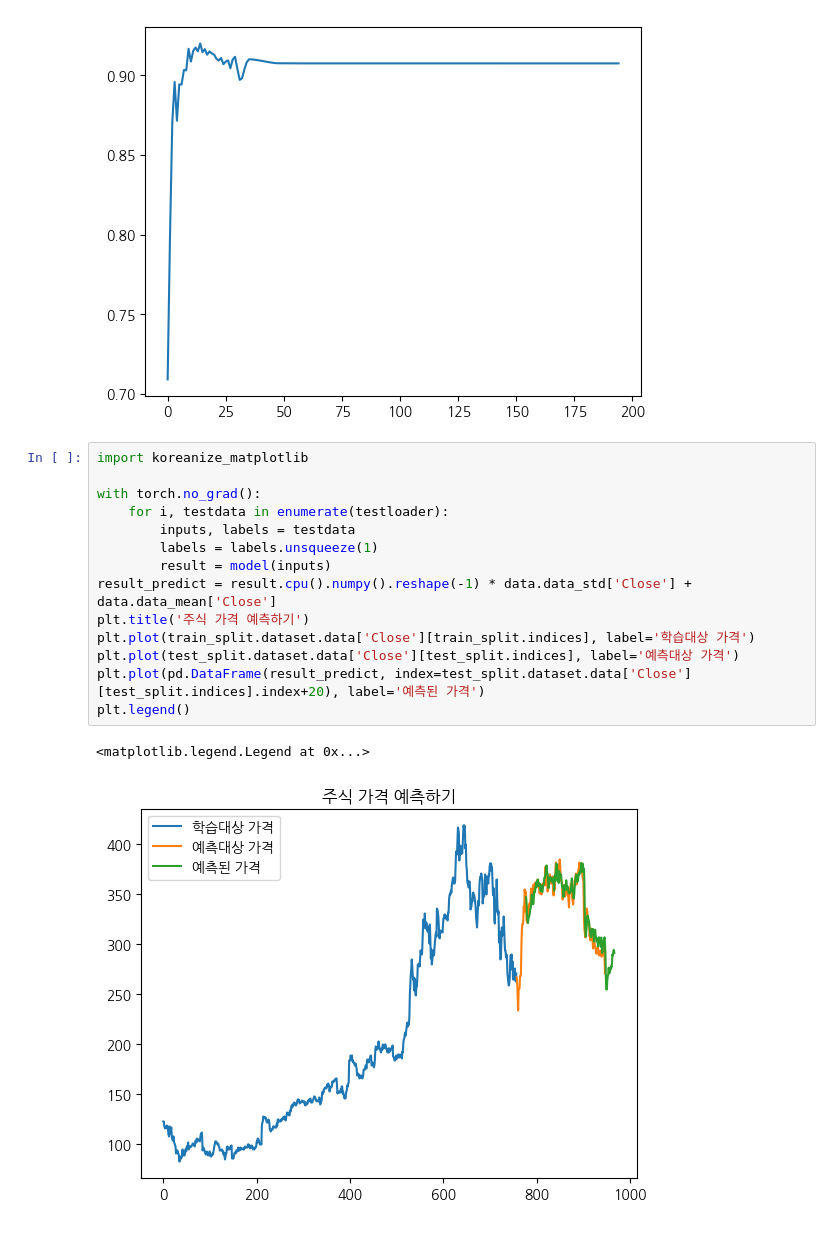
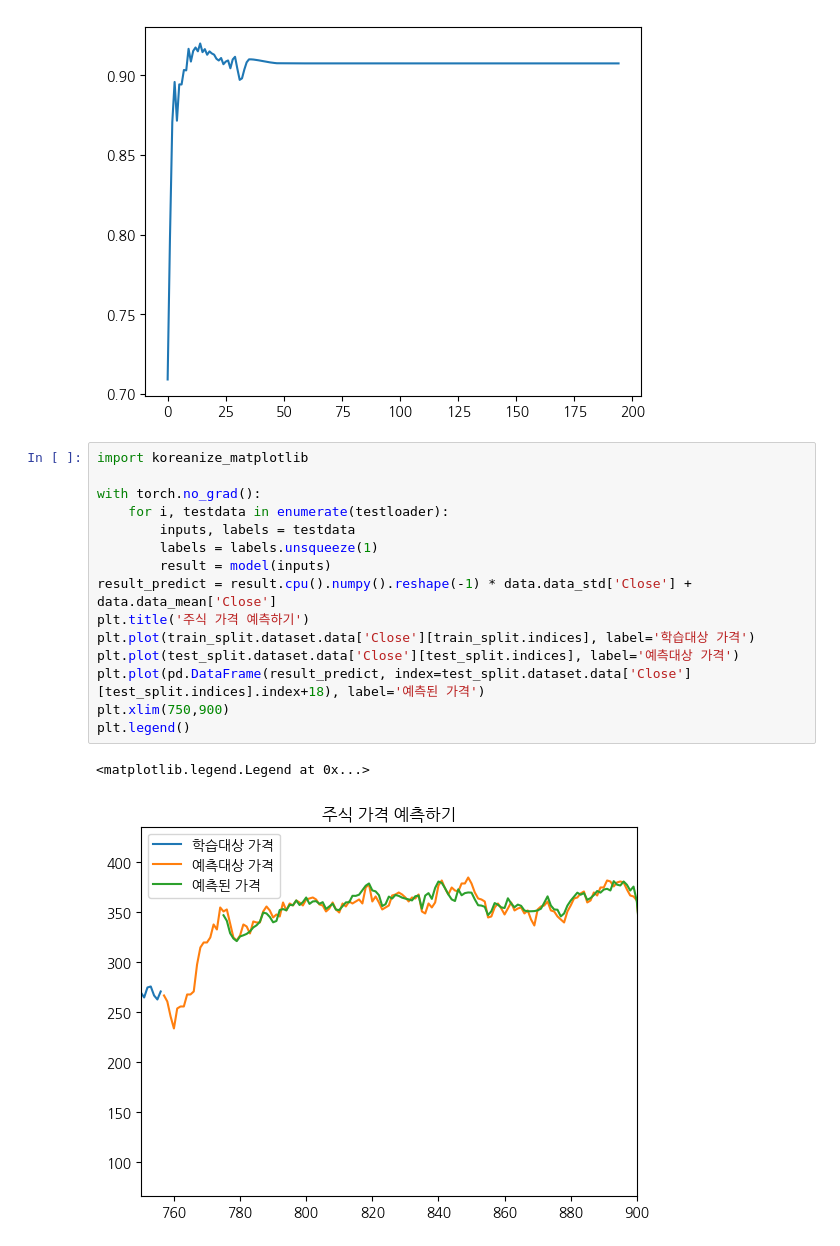
Before and after one commit to MokaSoda/KDT5_WEB_PRACTICE, a Jupyter notebook: DAY03_Model/stock_model.ipynb, the cells around one changed output. Cells and saved outputs as stored; diff of their text form.

```diff
--- a/DAY03_Model/stock_model.ipynb
+++ b/DAY03_Model/stock_model.ipynb
@@ -207,17 +207,18 @@ plt.plot(test_r2List[5:], label='train loss')
 # %%
 import koreanize_matplotlib
 
 with torch.no_grad():
     for i, testdata in enumerate(testloader):
         inputs, labels = testdata
         labels = labels.unsqueeze(1)
         result = model(inputs)
 result_predict = result.cpu().numpy().reshape(-1) * data.data_std['Close'] + data.data_mean['Close']
 plt.title('주식 가격 예측하기')
 plt.plot(train_split.dataset.data['Close'][train_split.indices], label='학습대상 가격')
 plt.plot(test_split.dataset.data['Close'][test_split.indices], label='예측대상 가격')
-plt.plot(pd.DataFrame(result_predict, index=test_split.dataset.data['Close'][test_split.indices].index+20), label='예측된 가격')
+plt.plot(pd.DataFrame(result_predict, index=test_split.dataset.data['Close'][test_split.indices].index+18), label='예측된 가격')
+plt.xlim(750,900)
 plt.legend()
 # %% [output]
 <matplotlib.legend.Legend at 0x...>
-[figure, old version]
+[figure, new version]
```
Also changed, not shown: 12 other files.
